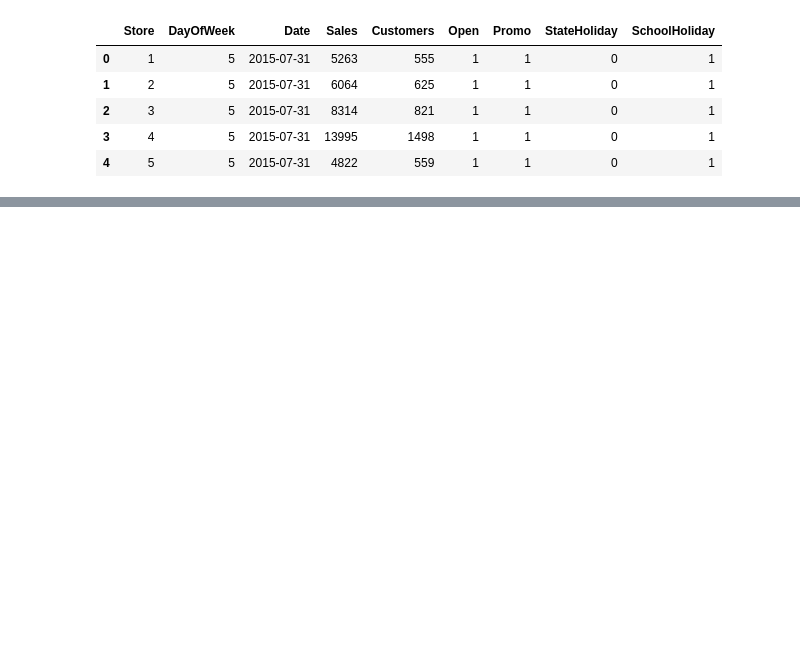
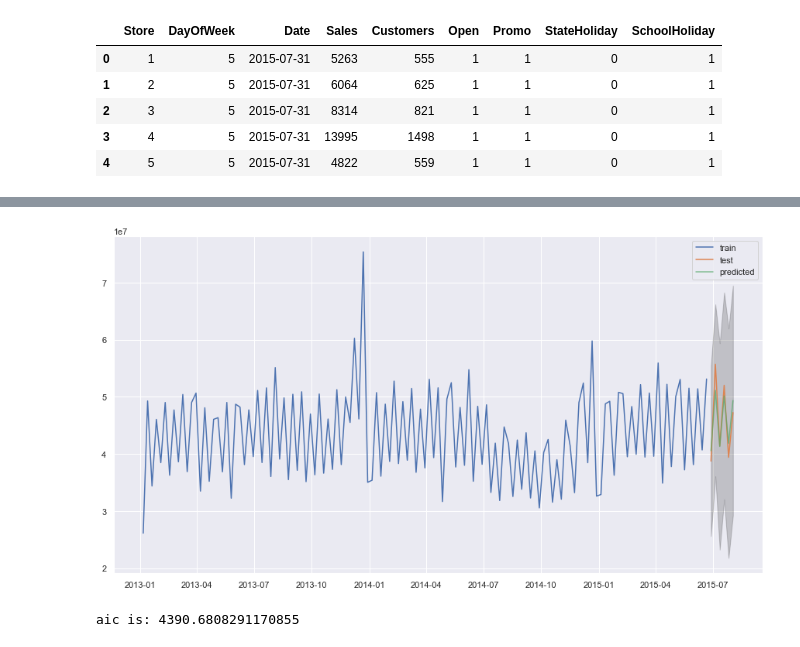
Before and after one commit to yoyo6022/covid-19, a Jupyter notebook: Notebook/Data Wrangling-Copy1.ipynb, the cells around one changed output, grey strips where cells are left out. Drawn from its saved outputs; the diff is of its cells as text; code cells hidden in the pictures; blank space fills up the shorter version.

```diff
--- a/Notebook/Data Wrangling-Copy1.ipynb
+++ b/Notebook/Data Wrangling-Copy1.ipynb
@@ -22,0 +189,20 @@ df.head()
+# %%
+warnings.filterwarnings("ignore")
+
+params = []
+param_seasonals = []
+aics = []
+
+for param in pdq:
+    for param_seasonal in seasonal_pdq:
+        try:
+            mod = SARIMAX(train,order=param,seasonal_order=param_seasonal, exog = exog_train)
+            results = mod.fit()
+            params.append(param)
+            param_seasonals.append(param_seasonal)
+            aics.append(results.aic)
+
+            #print('ARIMA{}x{}12 - AIC:{}'.format(param,param_seasonal,results.aic))
+        except:
+            continue
+dfaic=pd.DataFrame([params, param_seasonals, aics],index=['param', 'param_seasonal', 'aic']).T
@@ -22,0 +214,10 @@ df.head()
+# %%
+sarima = SARIMAX(train,order=(1, 0, 0),
+                 seasonal_order=(2, 1, 1, 2), exog = exog_train).fit(dip=False)
+
+predictions = sarima.predict(test.index.values[0], test.index.values[-1], exog = exog_test)
+predictions_ci = sarima.get_forecast(steps=6, exog = exog_test).conf_int()
+true_values = test.values
+mae = mean_absolute_error(true_values, predictions)
+print(sarima.summary().tables[1])
+print('mae for SARIMA method:{}'.format(mae))
@@ -22,0 +236,16 @@ df.head()
+# %%
+plt.figure(figsize=(15,8))
+plt.plot(train,label='train')
+# predict last 6 month (27 weeks)
+plt.plot(test, label='test')
+plt.plot(predictions, alpha=0.7, label='predicted')
+#plt.axvline(weeklytotalsales.index[24], color='red', ls='--')
+plt.fill_between(predictions_ci.index, predictions_ci.iloc[:,0], predictions_ci.iloc[:,1]
+                ,color='k', alpha=0.2)
+plt.legend()
+plt.show()
+
+print('aic is: {}'.format(mod.fit().aic))
+# %% [output]
+[figure, added]
+aic is: 4390.6808291170855
```
Also changed, not shown: parts of 81 cells of this notebook.
